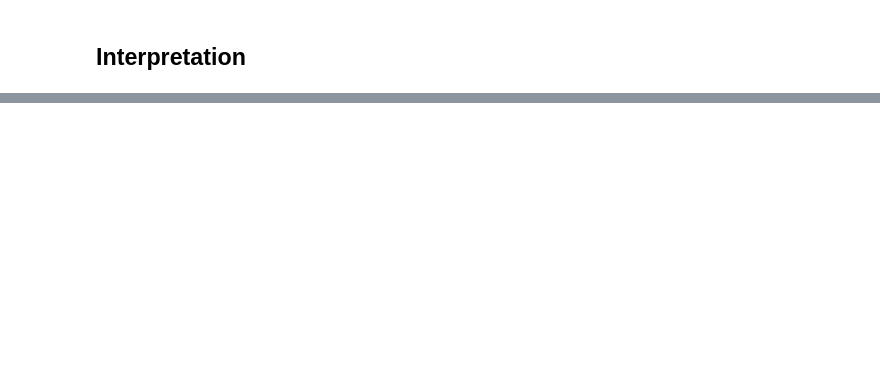
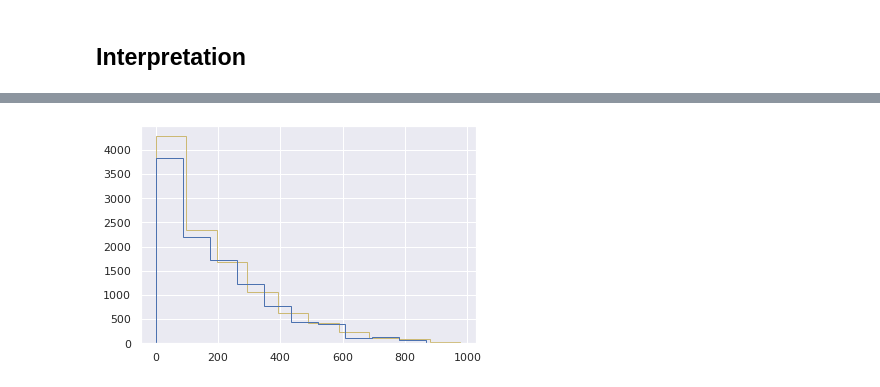
Before and after one commit to subbu3642/BikeSharingSystem, a Jupyter notebook: WorkBook.ipynb, the cells around one changed output, grey strips where cells are left out. Cells and saved outputs as stored; diff of their text form; code cells hidden in the pictures; blank space fills up the shorter version.

```diff
--- a/WorkBook.ipynb
+++ b/WorkBook.ipynb
@@ -246,3 +258,16 @@ plt.show()
 * The variables 'temp' and 'atemp' are highly correlated. 'atemp' can be removed for consideration
 # %%
 number_features.remove('atemp')
+# %%
+def RMLSE(y_true, y_pred):
+    return np.sqrt(np.mean(np.square(np.log(y_true + 1) - np.log(y_pred + 1))))
+def RunModel(model, params, X, y):
+    fit_mod = GridSearchCV(model, params, cv=5, scoring='neg_mean_squared_error')
+    fit_mod.fit(X, y)
+    y_predict = fit_mod.predict(X)
+    return y_predict, fit_mod
+# %%
+X = train_data[categorical_features+number_features]
+y_tot = train_data['count']
+y_cas = train_data['casual']
+y_reg = train_data['registered']
@@ -248,0 +322,6 @@ number_features.remove('atemp')
+# %%
+plt.hist(y_tot, histtype='step', color='y')
+plt.hist(y_tot_rf, histtype='step', color='b')
+plt.show()
+# %% [output]
+[figure, added]
```
Also changed, not shown: parts of 30 cells of this notebook.
